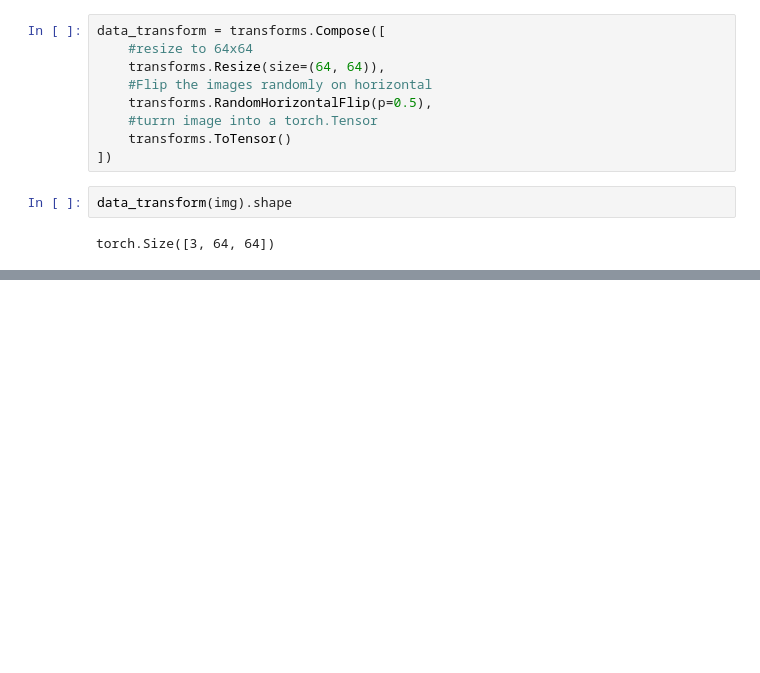
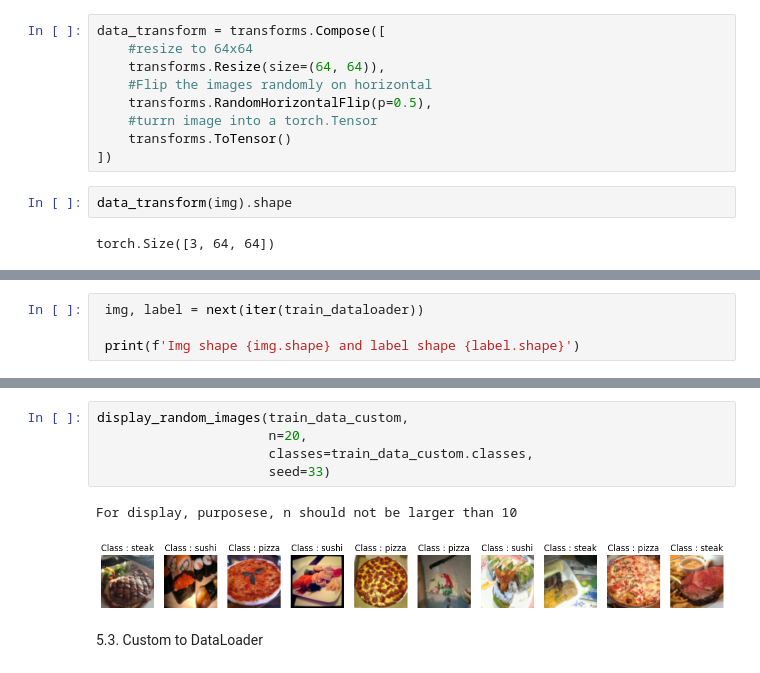
Before and after one commit to hrnnikolov/ML_models, a Jupyter notebook: pytorch_custom_dataset.ipynb, the cells around one changed output, grey strips where cells are left out. Drawn from its saved outputs; the diff is of its cells as text; blank space fills up the shorter version.

```diff
--- a/pytorch_custom_dataset.ipynb
+++ b/pytorch_custom_dataset.ipynb
@@ -174,0 +264,4 @@ plot_transformed_images(image_paths=image_path_list,
+# %%
+ img, label = next(iter(train_dataloader))
+
+ print(f'Img shape {img.shape} and label shape {label.shape}')
@@ -174,0 +408,10 @@ plot_transformed_images(image_paths=image_path_list,
+# %%
+display_random_images(train_data_custom,
+                      n=20,
+                      classes=train_data_custom.classes,
+                      seed=33)
+# %% [output]
+For display, purposese, n should not be larger than 10
+[figure, added]
+# %% [markdown]
+5.3. Custom to DataLoader
```
Also changed, not shown: parts of 77 cells of this notebook.
